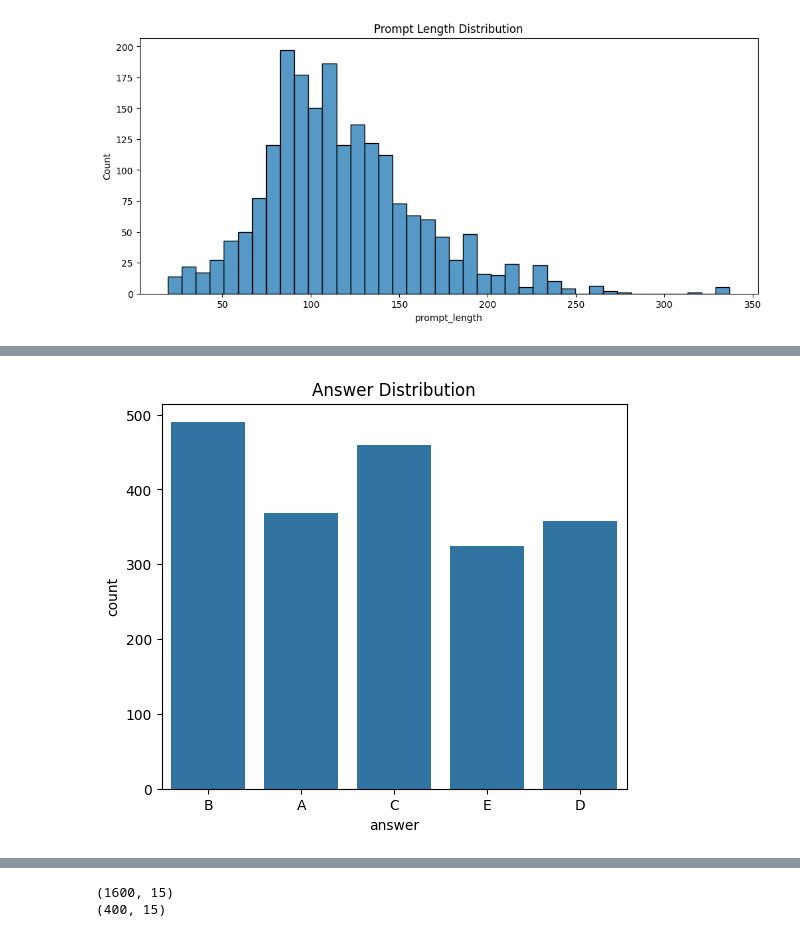
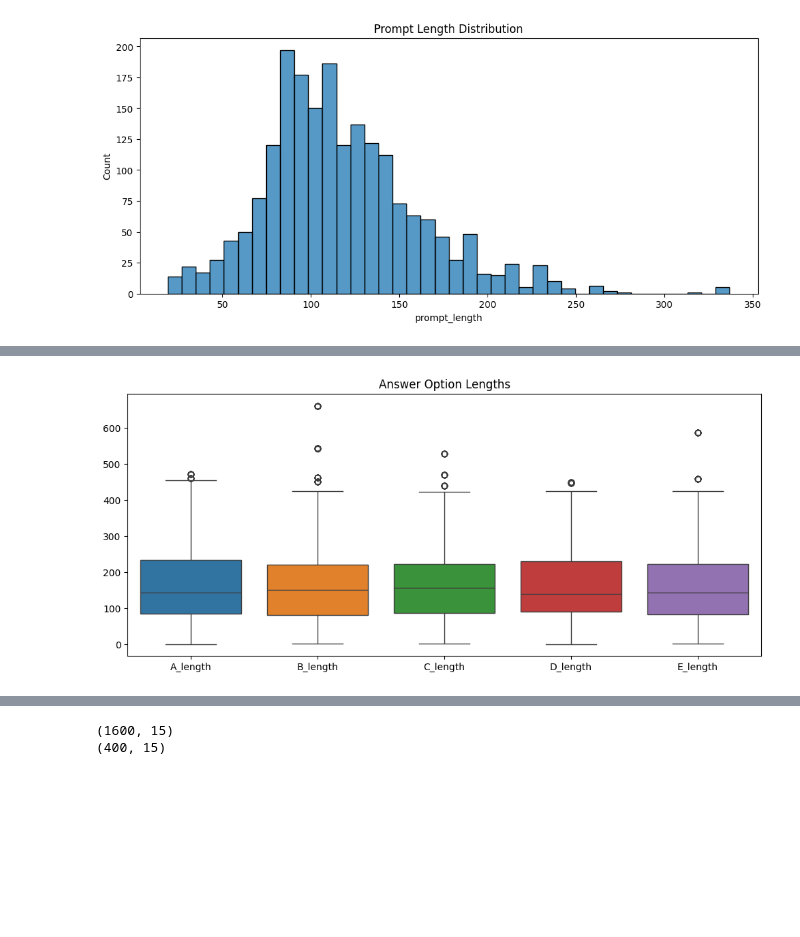
Before and after one commit to Chinni1904/DL_GenAI_202May6, a Jupyter notebook: dl-23ds3000191-notebook-t22026.ipynb, the cells around one changed output, grey strips where cells are left out. Saved outputs shown, nothing was run; the diff lists cells and outputs as text; code cells hidden in the pictures; blank space fills up the shorter version.

Commit message:
Kaggle Notebook | DL-23ds3000191-notebook-t22026 | Version 5

```diff
--- a/dl-23ds3000191-notebook-t22026.ipynb
+++ b/dl-23ds3000191-notebook-t22026.ipynb
@@ -45,6 +92,9 @@ pd.set_option("display.max_colwidth",500)
 # %%
-DATA_PATH = "/kaggle/input/competitions/smart-mcq-solver-challenge"
+DATA_DIR = "/kaggle/input/competitions/smart-mcq-solver-challenge"
 
-train = pd.read_csv(f"{DATA_PATH}/train.csv")
-test = pd.read_csv(f"{DATA_PATH}/test.csv")
+train = pd.read_csv(f"{DATA_DIR}/train.csv")
+
+test = pd.read_csv(f"{DATA_DIR}/test.csv")
+
+sample = pd.read_csv(f"{DATA_DIR}/sample_submission.csv")
 # %%
@@ -115,8 +173,9 @@ Duplicate Rows : 0
+# %%
+train["prompt_length"] = train.prompt.str.len()
 # %%
-train["prompt_length"] = train["prompt"].astype(str).apply(len)
+for col in ['A','B','C','D','E']:
 
-for col in ['A','B','C','D','E']:
-    train[f"{col}_length"] = train[col].astype(str).apply(len)
+    train[f"{col}_length"] = train[col].str.len()
 # %%
 plt.figure(figsize=(12,5))
 
@@ -142,10 +192,18 @@ plt.tight_layout()
 # %%
-plt.figure(figsize=(6,5))
+length_columns = [
+    "A_length",
+    "B_length",
+    "C_length",
+    "D_length",
+    "E_length"
+]
 
-sns.countplot(data=train,x='answer')
+plt.figure(figsize=(12,5))
 
-plt.title("Answer Distribution")
+sns.boxplot(data=train[length_columns])
+
+plt.title("Answer Option Lengths")
 
 plt.show()
 # %% [output]
-[figure, old version]
+[figure, new version]
```
Also changed, not shown: parts of 23 cells of this notebook.
